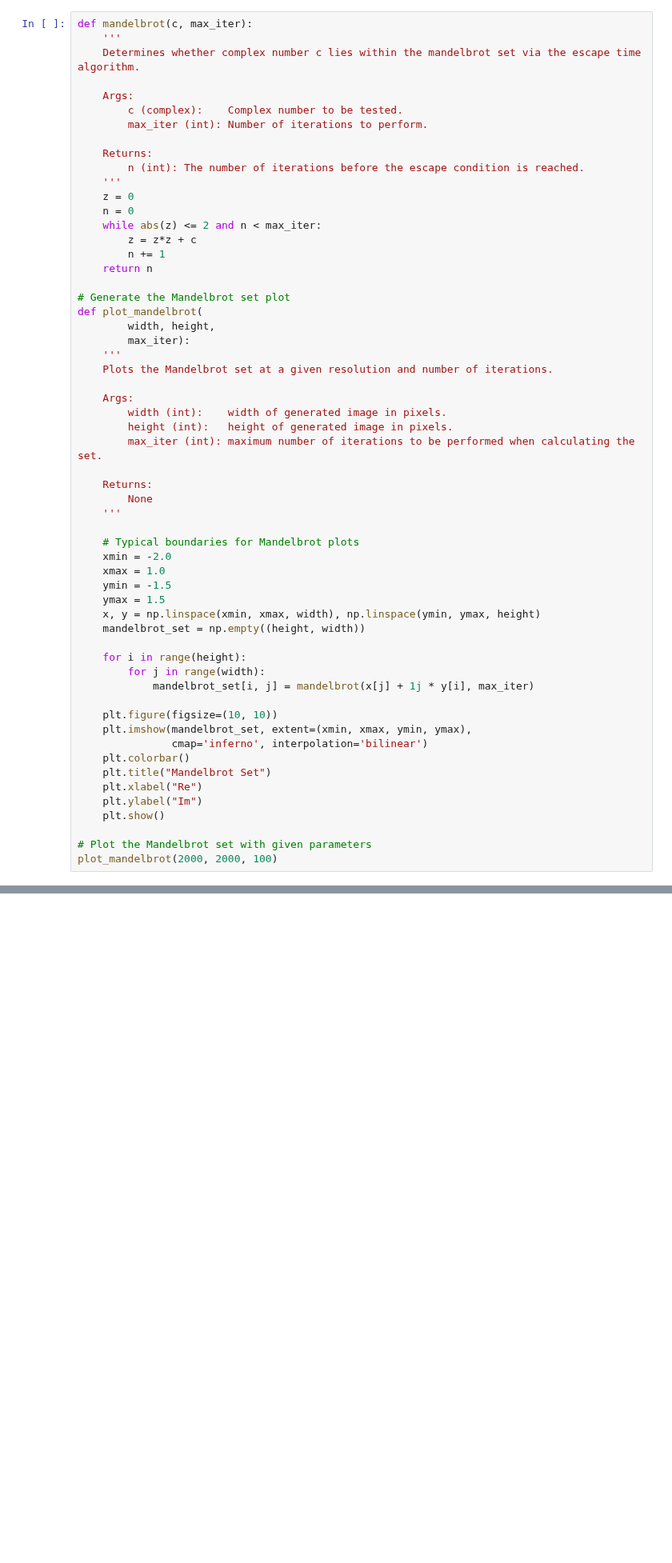
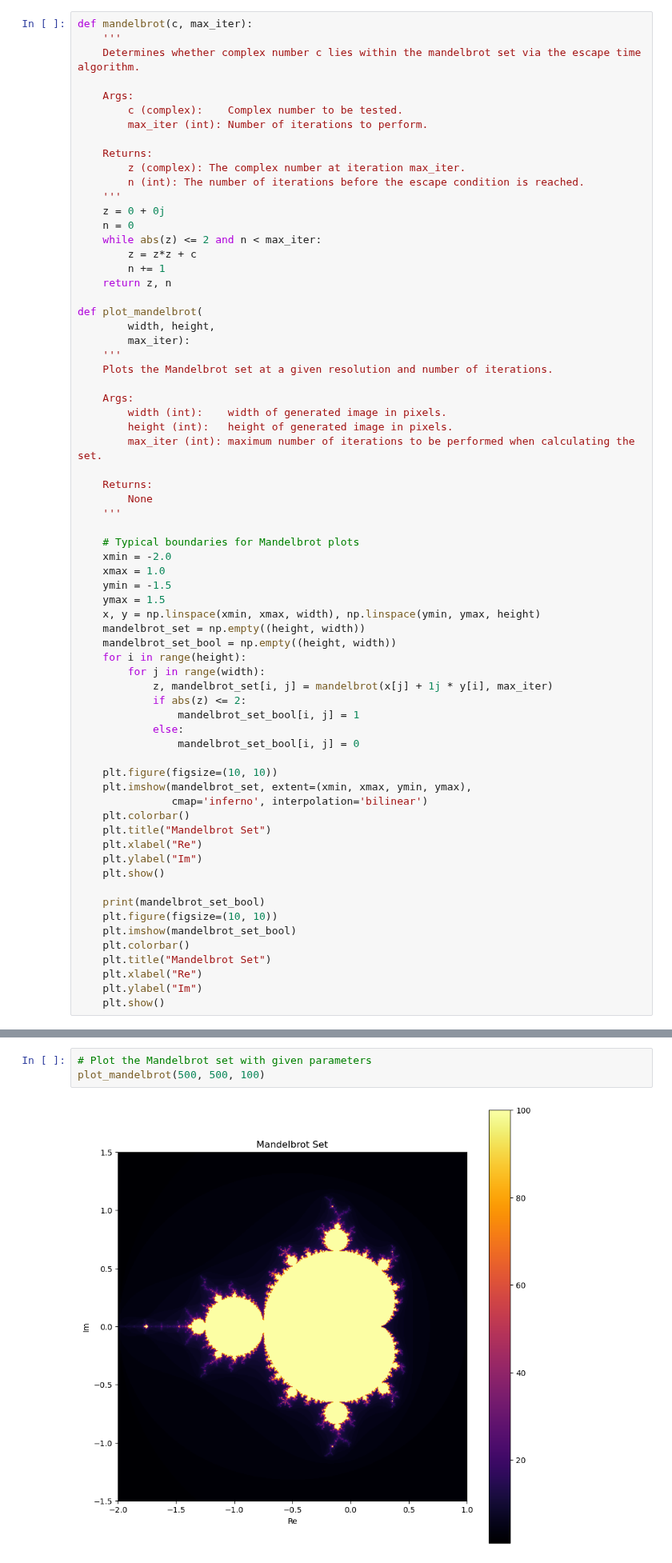
Before and after one commit to matijsv/Stochastic_Simulation_Assignments, a Jupyter notebook: Assignment1/main.ipynb, the cells around one changed output, grey strips where cells are left out. Shown at 80% size. Drawn from its saved outputs; the diff is of its cells as text; blank space fills up the shorter version.

```diff
--- a/Assignment1/main.ipynb
+++ b/Assignment1/main.ipynb
@@ -11,16 +13,16 @@ def mandelbrot(c, max_iter):
         max_iter (int): Number of iterations to perform.
 
     Returns:
+        z (complex): The complex number at iteration max_iter.
         n (int): The number of iterations before the escape condition is reached.
     '''
-    z = 0
+    z = 0 + 0j
     n = 0
     while abs(z) <= 2 and n < max_iter:
         z = z*z + c
         n += 1
-    return n
+    return z, n
 
-# Generate the Mandelbrot set plot
 def plot_mandelbrot(
         width, height,
         max_iter):
@@ -43,10 +45,14 @@ def plot_mandelbrot(
     ymax = 1.5
     x, y = np.linspace(xmin, xmax, width), np.linspace(ymin, ymax, height)
     mandelbrot_set = np.empty((height, width))
-
+    mandelbrot_set_bool = np.empty((height, width))
     for i in range(height):
         for j in range(width):
-            mandelbrot_set[i, j] = mandelbrot(x[j] + 1j * y[i], max_iter)
+            z, mandelbrot_set[i, j] = mandelbrot(x[j] + 1j * y[i], max_iter)
+            if abs(z) <= 2:
+                mandelbrot_set_bool[i, j] = 1
+            else:
+                mandelbrot_set_bool[i, j] = 0
 
     plt.figure(figsize=(10, 10))
     plt.imshow(mandelbrot_set, extent=(xmin, xmax, ymin, ymax),
@@ -57,5 +63,11 @@ def plot_mandelbrot(
     plt.ylabel("Im")
     plt.show()
 
-# Plot the Mandelbrot set with given parameters
-plot_mandelbrot(2000, 2000, 100)
+    print(mandelbrot_set_bool)
+    plt.figure(figsize=(10, 10))
+    plt.imshow(mandelbrot_set_bool)
+    plt.colorbar()
+    plt.title("Mandelbrot Set")
+    plt.xlabel("Re")
+    plt.ylabel("Im")
+    plt.show()
@@ -63,0 +74,5 @@ plot_mandelbrot(2000, 2000, 100)
+# %%
+# Plot the Mandelbrot set with given parameters
+plot_mandelbrot(500, 500, 100)
+# %% [output]
+[figure, added]
```
Also changed, not shown: parts of 6 cells of this notebook.
